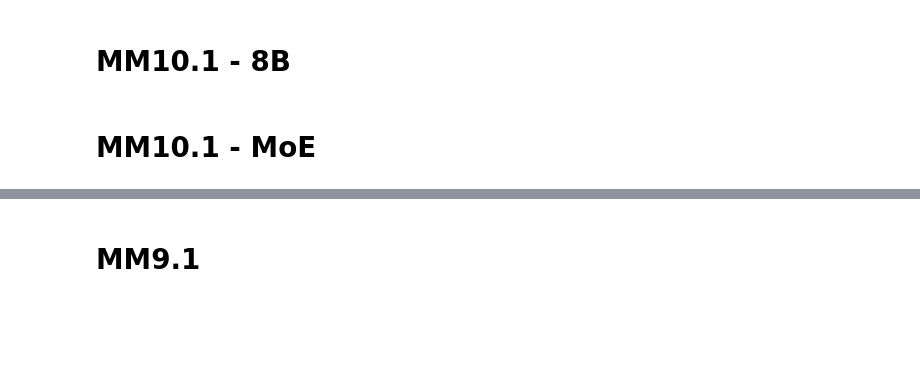
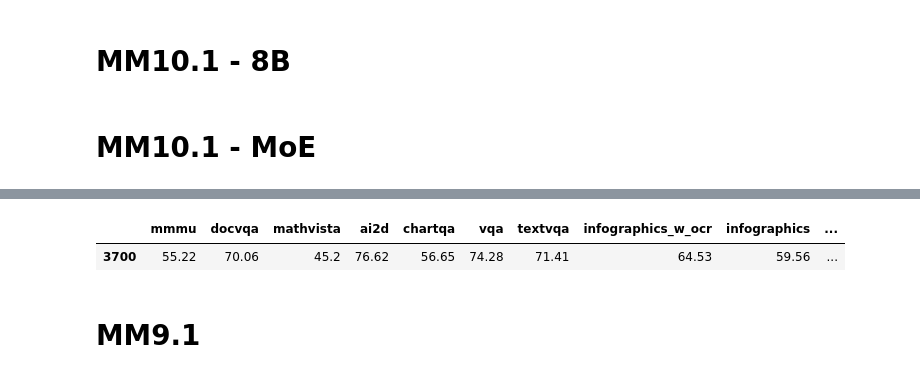
Before and after one commit to harrytranx/experiments, a Jupyter notebook: ablations/eval.ipynb, the cells around one changed output, grey strips where cells are left out. Drawn from its saved outputs; the diff is of its cells as text; code cells hidden in the pictures; blank space fills up the shorter version.

```diff
--- a/ablations/eval.ipynb
+++ b/ablations/eval.ipynb
@@ -57,3 +66,12 @@ read_eval_results(
+# %%
+read_eval_results(
+    watch_path="/fsx_0/checkpoints/tranx/moe/70B_moe_stage2_upcycling_22x8x2",
+    steps=[3700],
+    read_format="report_mmai"
+)
+# %% [output]
+|  | mmmu | docvqa | mathvista | ai2d | chartqa | vqa | textvqa | infographics_w_ocr | infographics | ... |
+| 3700 | 55.22 | 70.06 | 45.2 | 76.62 | 56.65 | 74.28 | 71.41 | 64.53 | 59.56 | ... |
 # %% [markdown]
 # MM9.1
 # %%
```
Also changed, not shown: parts of 3 cells of this notebook, 2 other files.
